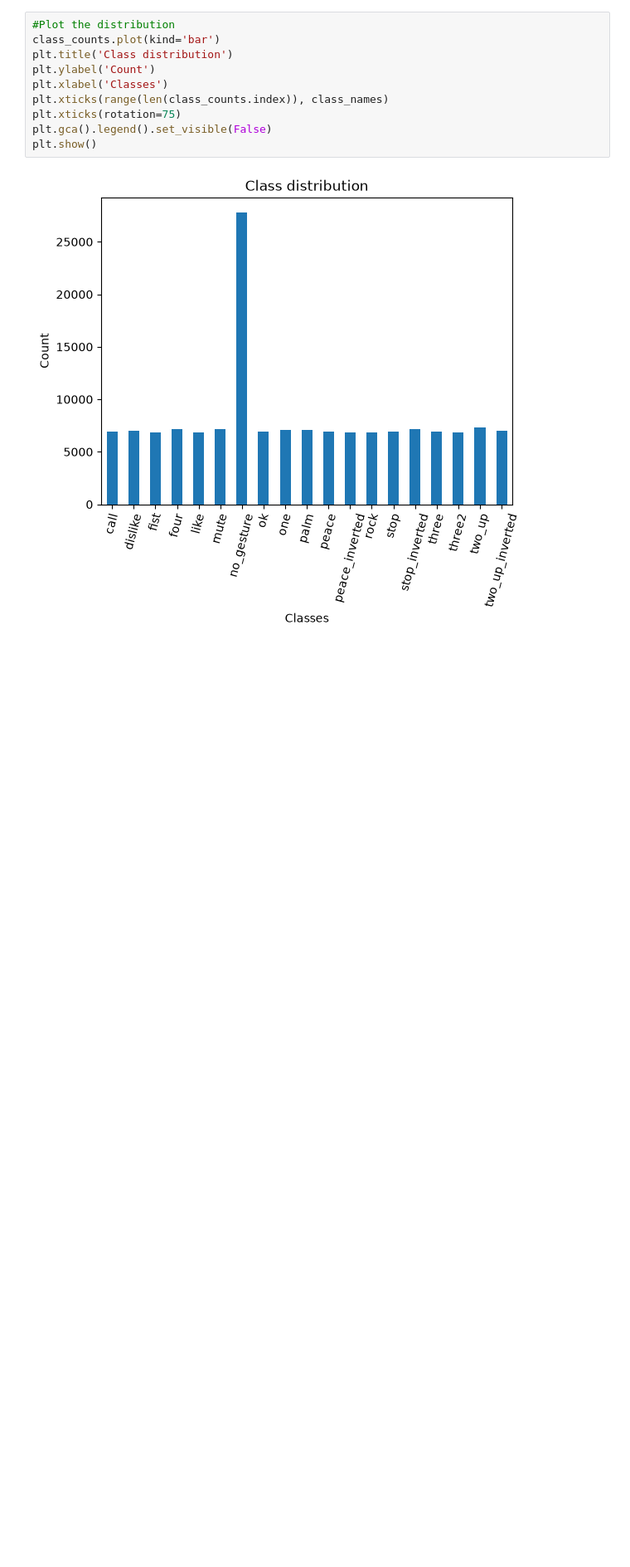
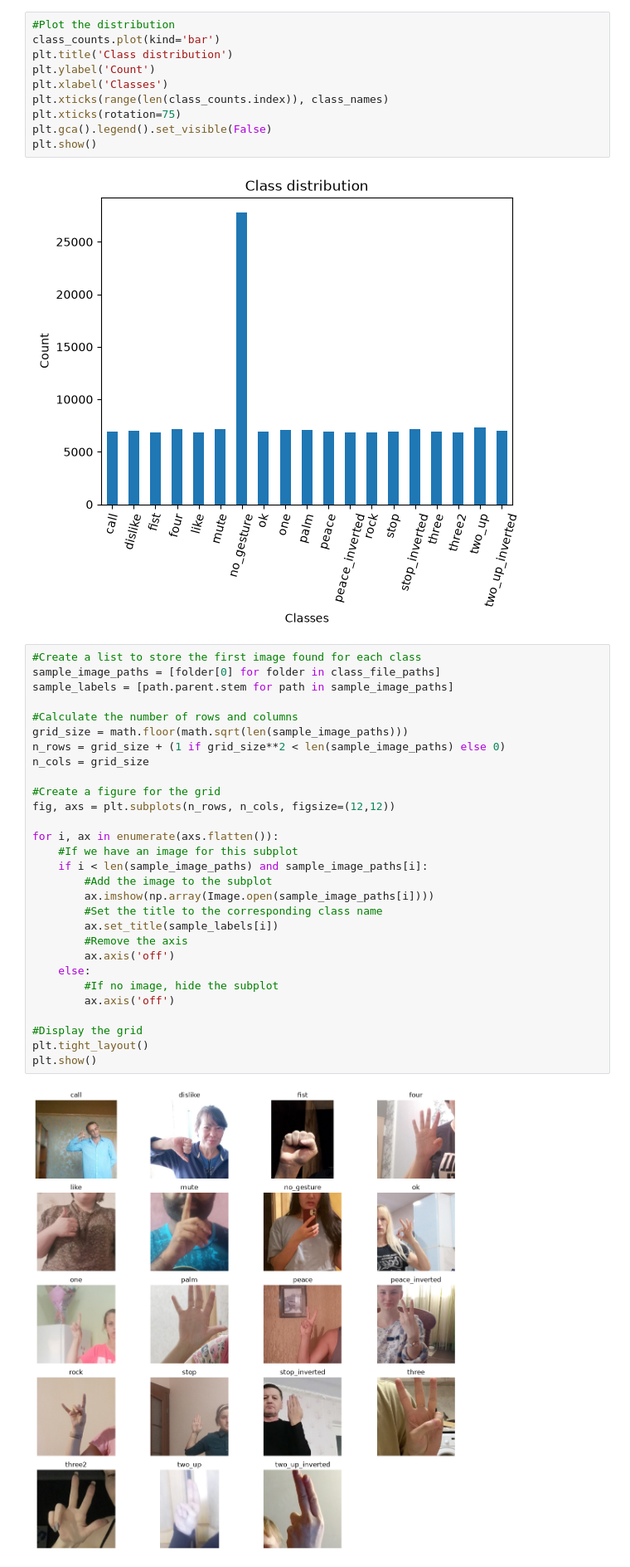
Before and after one commit to HarrisonWilliams123/Image-Classifier, a Jupyter notebook: imageclassifier.ipynb, the cells around one changed output. Shown at 83% size. Saved outputs shown, nothing was run; the diff lists cells and outputs as text; blank space fills up the shorter version.

```diff
--- a/imageclassifier.ipynb
+++ b/imageclassifier.ipynb
@@ -220,3 +220,34 @@ plt.gca().legend().set_visible(False)
 plt.show()
 # %% [output]
 [figure]
+# %%
+#Create a list to store the first image found for each class
+sample_image_paths = [folder[0] for folder in class_file_paths]
+sample_labels = [path.parent.stem for path in sample_image_paths]
+
+#Calculate the number of rows and columns
+grid_size = math.floor(math.sqrt(len(sample_image_paths)))
+n_rows = grid_size + (1 if grid_size**2 < len(sample_image_paths) else 0)
+n_cols = grid_size
+
+#Create a figure for the grid
+fig, axs = plt.subplots(n_rows, n_cols, figsize=(12,12))
+
+for i, ax in enumerate(axs.flatten()):
+    #If we have an image for this subplot
+    if i < len(sample_image_paths) and sample_image_paths[i]:
+        #Add the image to the subplot
+        ax.imshow(np.array(Image.open(sample_image_paths[i])))
+        #Set the title to the corresponding class name
+        ax.set_title(sample_labels[i])
+        #Remove the axis
+        ax.axis('off')
+    else:
+        #If no image, hide the subplot
+        ax.axis('off')
+
+#Display the grid
+plt.tight_layout()
+plt.show()
+# %% [output]
+[figure, added]
```
Also changed, not shown: parts of 10 cells of this notebook.
